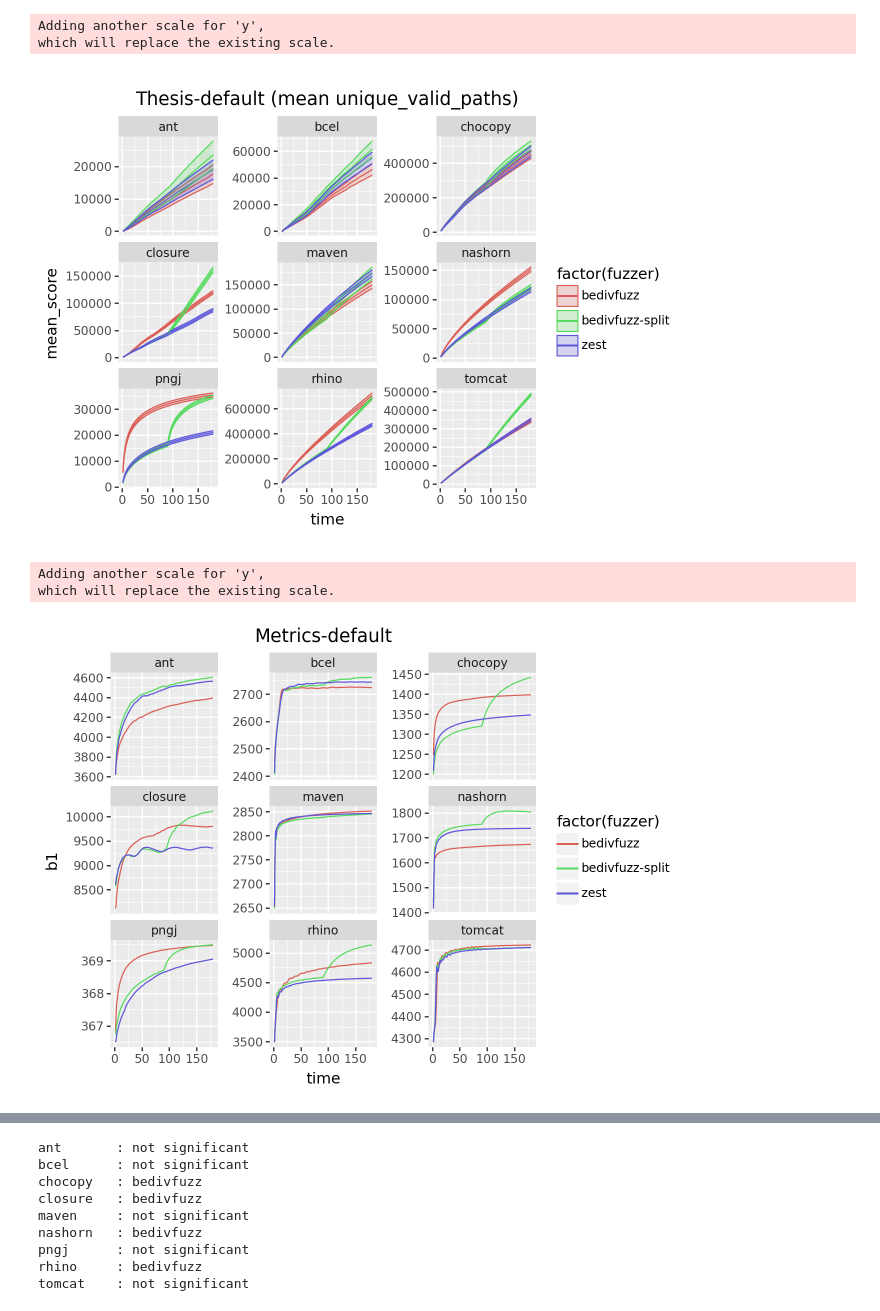
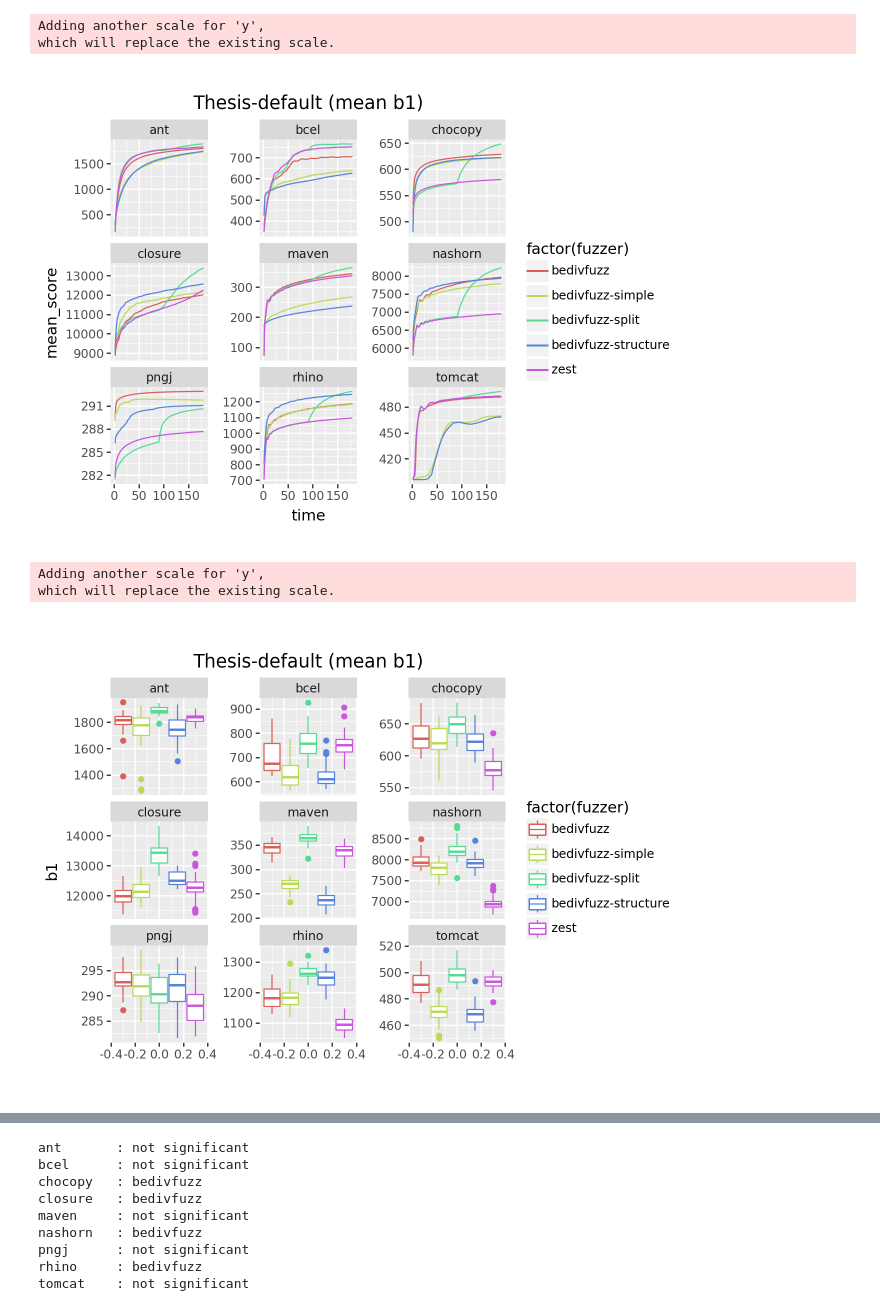
Before and after one commit to hub-se/BeDivFuzz, a Jupyter notebook: scripts/slurm/plot_results.ipynb, the cells around one changed output, grey strips where cells are left out. Saved outputs shown, nothing was run; the diff lists cells and outputs as text; code cells hidden in the pictures.

```diff
--- a/scripts/slurm/plot_results.ipynb
+++ b/scripts/slurm/plot_results.ipynb
@@ -6,7 +6,7 @@ import numpy as np
 import pandas as pd
 from plotnine import *
 # %%
-fuzzers = ['zest', 'bedivfuzz', 'bedivfuzz-split']
+fuzzers = ['zest', 'bedivfuzz', 'bedivfuzz-split', 'bedivfuzz-simple', 'bedivfuzz-structure']
 subjects = ['ant', 'bcel', 'chocopy', 'closure', 'maven', 'nashorn', 'pngj', 'rhino', 'tomcat']
 num_trials = 30
 timeout = 180
@@ -54,5 +54,5 @@ def load_results(experiment_name):
     trials = pd.concat(dfs)
     return trials
 # %%
-metrics_default = load_results('eval-bedivfuzz-metrics-default')
+trials = load_results('eval-bedivfuzz-metrics-semantic')
 # %%
@@ -63,7 +63,6 @@ mean_thesis_default['max_score'] = mean_thesis_default['mean_score'] + mean_thes
 # %%
-(ggplot(mean_thesis_default.reset_index().query("time > 1"), aes("time", "mean_score", color="factor(fuzzer)", fill="factor(fuzzer)"))
+(ggplot(mean_score.reset_index().query("time > 1"), aes("time", "mean_score", color="factor(fuzzer)", fill="factor(fuzzer)"))
  + geom_line()
- + geom_ribbon(aes(ymin = "min_score", ymax = "max_score"), alpha = 0.2)
  + facet_wrap("~subject", scales="free_y")
  + theme(aspect_ratio = 1.0)
  + ggtitle(f"Thesis-default (mean {metric})")
@@ -71,15 +70,15 @@ mean_thesis_default['max_score'] = mean_thesis_default['mean_score'] + mean_thes
 # %% [output]
 Adding another scale for 'y',
 which will replace the existing scale.
-[figure, old version]
+[figure, new version]
 # %%
-(ggplot(metrics_default.reset_index().query("time > 1"), aes("time", metric, color="factor(fuzzer)"))
- + geom_line()
+(ggplot(trials.query("time == 180"), aes(y="b1", color="factor(fuzzer)"))
+ + geom_boxplot()
  + facet_wrap("~subject", scales="free_y")
  + theme(aspect_ratio = 1.0)
- + ggtitle('Metrics-default')
+ + ggtitle(f"Thesis-default (mean {metric})")
 )
 # %% [output]
 Adding another scale for 'y',
 which will replace the existing scale.
-[figure, old version]
+[figure, new version]
```
Also changed, not shown: parts of 5 cells of this notebook, 2 other files.
